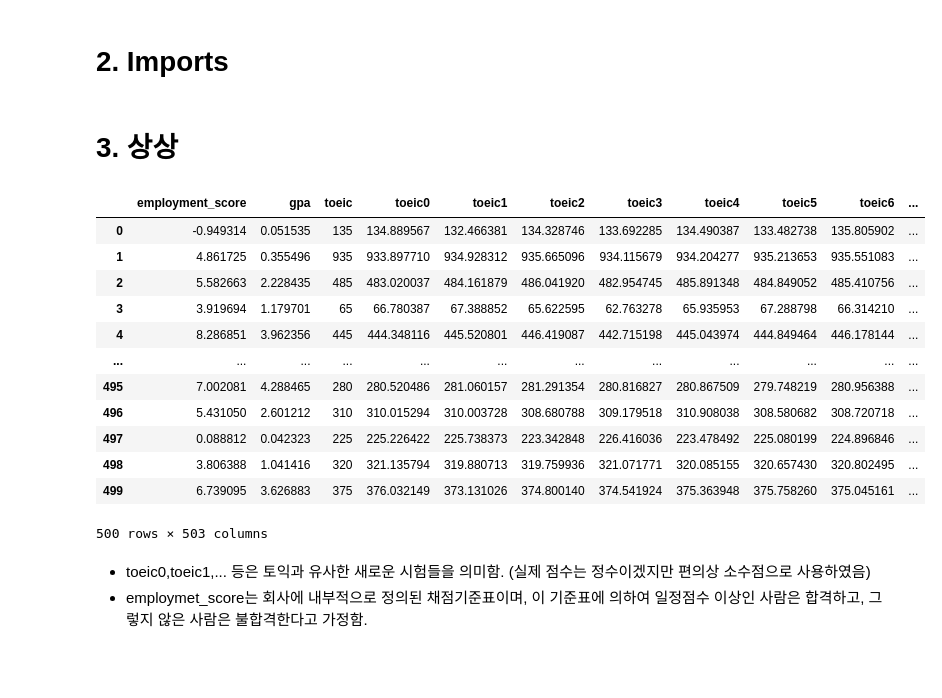
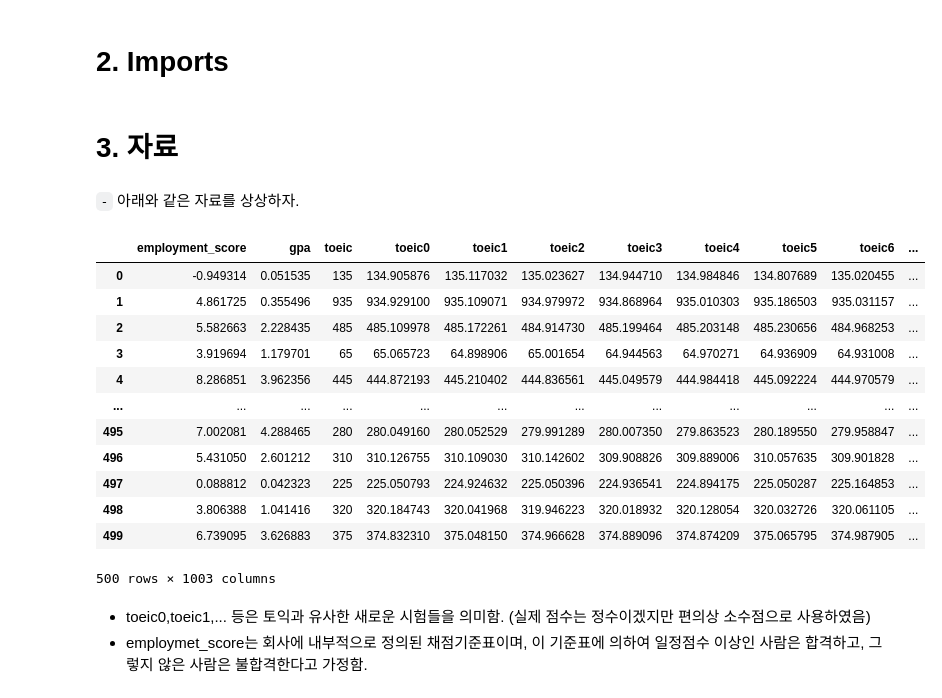
Before and after one commit to guebin/MP2023, a Jupyter notebook: posts/06wk-022.ipynb, the cells around one changed output. Drawn from its saved outputs; the diff is of its cells as text; code cells hidden in the pictures; blank space fills up the shorter version.

```diff
--- a/posts/06wk-022.ipynb
+++ b/posts/06wk-022.ipynb
@@ -16,24 +16,26 @@ import pandas as pd
 import sklearn.linear_model
 import sklearn.preprocessing
 # %% [markdown]
-# 3. 상상
+# 3. 자료
+# %% [markdown]
+`-` 아래와 같은 자료를 상상하자.
 # %%
-df = pd.read_csv("https://raw.githubusercontent.com/guebin/MP2023/main/posts/employment_manytoeic.csv")
+df = pd.read_csv("https://raw.githubusercontent.com/guebin/MP2023/main/posts/employment_manyp.csv")
 df
 # %% [output]
 |  | employment_score | gpa | toeic | toeic0 | toeic1 | toeic2 | toeic3 | toeic4 | toeic5 | toeic6 | ... |
-| 0 | -0.949314 | 0.051535 | 135 | 134.889567 | 132.466381 | 134.328746 | 133.692285 | 134.490387 | 133.482738 | 135.805902 | ... |
-| 1 | 4.861725 | 0.355496 | 935 | 933.897710 | 934.928312 | 935.665096 | 934.115679 | 934.204277 | 935.213653 | 935.551083 | ... |
-| 2 | 5.582663 | 2.228435 | 485 | 483.020037 | 484.161879 | 486.041920 | 482.954745 | 485.891348 | 484.849052 | 485.410756 | ... |
-| 3 | 3.919694 | 1.179701 | 65 | 66.780387 | 67.388852 | 65.622595 | 62.763278 | 65.935953 | 67.288798 | 66.314210 | ... |
-| 4 | 8.286851 | 3.962356 | 445 | 444.348116 | 445.520801 | 446.419087 | 442.715198 | 445.043974 | 444.849464 | 446.178144 | ... |
+| 0 | -0.949314 | 0.051535 | 135 | 134.905876 | 135.117032 | 135.023627 | 134.944710 | 134.984846 | 134.807689 | 135.020455 | ... |
+| 1 | 4.861725 | 0.355496 | 935 | 934.929100 | 935.109071 | 934.979972 | 934.868964 | 935.010303 | 935.186503 | 935.031157 | ... |
+| 2 | 5.582663 | 2.228435 | 485 | 485.109978 | 485.172261 | 484.914730 | 485.199464 | 485.203148 | 485.230656 | 484.968253 | ... |
+| 3 | 3.919694 | 1.179701 | 65 | 65.065723 | 64.898906 | 65.001654 | 64.944563 | 64.970271 | 64.936909 | 64.931008 | ... |
+| 4 | 8.286851 | 3.962356 | 445 | 444.872193 | 445.210402 | 444.836561 | 445.049579 | 444.984418 | 445.092224 | 444.970579 | ... |
 | ... | ... | ... | ... | ... | ... | ... | ... | ... | ... | ... | ... |
-| 495 | 7.002081 | 4.288465 | 280 | 280.520486 | 281.060157 | 281.291354 | 280.816827 | 280.867509 | 279.748219 | 280.956388 | ... |
-| 496 | 5.431050 | 2.601212 | 310 | 310.015294 | 310.003728 | 308.680788 | 309.179518 | 310.908038 | 308.580682 | 308.720718 | ... |
-| 497 | 0.088812 | 0.042323 | 225 | 225.226422 | 225.738373 | 223.342848 | 226.416036 | 223.478492 | 225.080199 | 224.896846 | ... |
-| 498 | 3.806388 | 1.041416 | 320 | 321.135794 | 319.880713 | 319.759936 | 321.071771 | 320.085155 | 320.657430 | 320.802495 | ... |
-| 499 | 6.739095 | 3.626883 | 375 | 376.032149 | 373.131026 | 374.800140 | 374.541924 | 375.363948 | 375.758260 | 375.045161 | ... |
+| 495 | 7.002081 | 4.288465 | 280 | 280.049160 | 280.052529 | 279.991289 | 280.007350 | 279.863523 | 280.189550 | 279.958847 | ... |
+| 496 | 5.431050 | 2.601212 | 310 | 310.126755 | 310.109030 | 310.142602 | 309.908826 | 309.889006 | 310.057635 | 309.901828 | ... |
+| 497 | 0.088812 | 0.042323 | 225 | 225.050793 | 224.924632 | 225.050396 | 224.936541 | 224.894175 | 225.050287 | 225.164853 | ... |
+| 498 | 3.806388 | 1.041416 | 320 | 320.184743 | 320.041968 | 319.946223 | 320.018932 | 320.128054 | 320.032726 | 320.061105 | ... |
+| 499 | 6.739095 | 3.626883 | 375 | 374.832310 | 375.048150 | 374.966628 | 374.889096 | 374.874209 | 375.065795 | 374.987905 | ... |
-500 rows × 503 columns
+500 rows × 1003 columns
 # %%
 df = df.iloc[:,:3]
 
```
Also changed, not shown: parts of 40 cells of this notebook, 2 other files.
